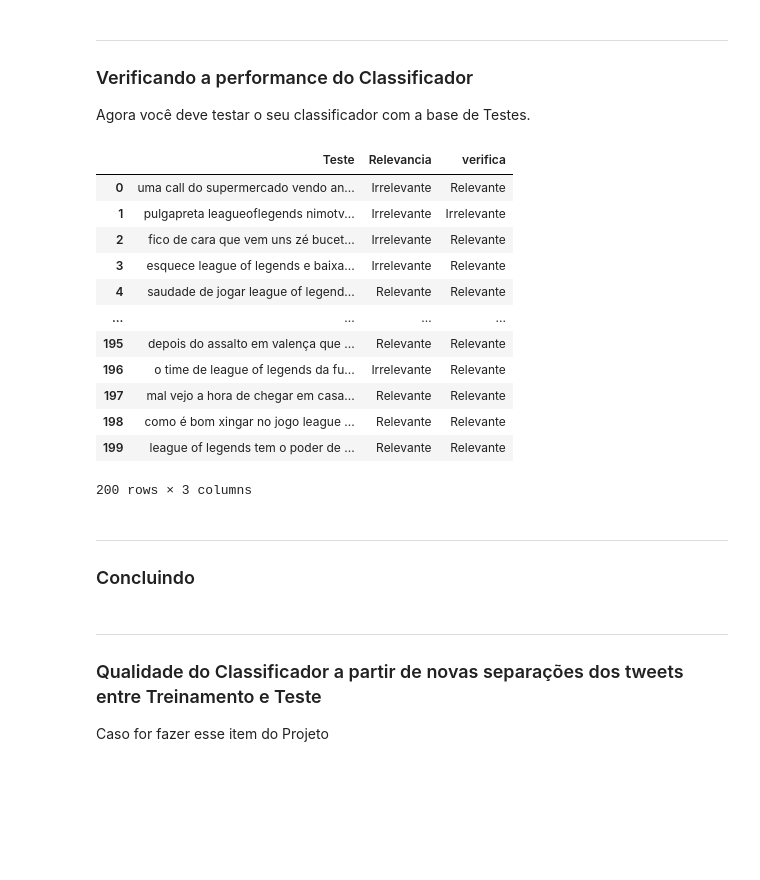
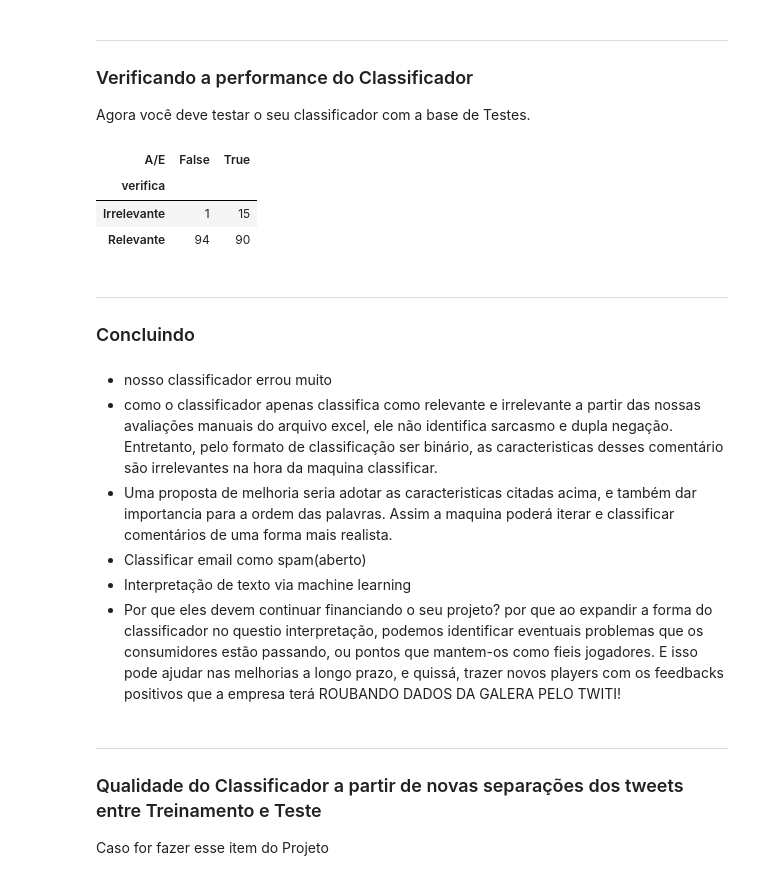
Before and after one commit to pcliquet/LC_Dados, a Jupyter notebook: 2-Classificador.ipynb, the cells around one changed output. Cells and saved outputs as stored; diff of their text form; code cells hidden in the pictures; blank space fills up the shorter version.

```diff
--- a/2-Classificador.ipynb
+++ b/2-Classificador.ipynb
@@ -25,7 +34,7 @@ c:\Users\Lucius\Documents\Insper\s2_2021.1\CDados\Projeto 1
 # %% [markdown]
 Carregando a base de dados com os tweets classificados como relevantes e não relevantes:
 # %%
-filename = 'League of Legends.xlsx'
+filename = 'League of Legends_1.xlsx'
 # %%
 train = pd.read_excel(filename)
 train.head(5)
@@ -66,12 +68,16 @@ def normalize (text):
         Função que normaliza os caracteres dos tweets.
     """
     text_lower = text.lower()
-
-    punctuation = "\@\w+\s?|[!-.:?;]"
-    pattern = re.compile(punctuation)
-    text_subbed = re.sub(pattern, '', text_lower)
-
-    return text_subbed
+    matches = [
+        R"[!-.\:\;\"\'/\\]",         # Pontuações
+        R"\b\w{,2}\b",               # Palavras curtas
+        R"[@#]\S+",                  # Marcações e Hashtags
+        R"https?:\/\/\S+|www.\S+"    # Links
+    ]
+    match_pattern = "|".join(matches)
+    pattern = re.compile(match_pattern)
+    normalized = re.sub(pattern, '', text_lower)
+    return normalized
 # %% [markdown]
 ### Dicionário de palavras
 # %%
@@ -235,24 +245,24 @@ ___
 Agora você deve testar o seu classificador com a base de Testes.
 # %%
 test['verifica'] = test['Teste'].apply(classificador_tweets_lol.classifica)
-test
+test['A/E'] = test.loc[:,'verifica'] == test['Relevancia']
+#test
+pd.crosstab(test['verifica'],test['A/E'])
 # %% [output]
-|  | Teste | Relevancia | verifica |
-| 0 | uma call do supermercado vendo an... | Irrelevante | Relevante |
-| 1 | pulgapreta leagueoflegends nimotv... | Irrelevante | Irrelevante |
-| 2 | fico de cara que vem uns zé bucet... | Irrelevante | Relevante |
-| 3 | esquece league of legends e baixa... | Irrelevante | Relevante |
-| 4 | saudade de jogar league of legend... | Relevante | Relevante |
-| ... | ... | ... | ... |
-| 195 | depois do assalto em valença que ... | Relevante | Relevante |
-| 196 | o time de league of legends da fu... | Irrelevante | Relevante |
-| 197 | mal vejo a hora de chegar em casa... | Relevante | Relevante |
-| 198 | como é bom xingar no jogo league ... | Relevante | Relevante |
-| 199 | league of legends tem o poder de ... | Relevante | Relevante |
+| A/E | False | True |
+| verifica |  |  |
+| Irrelevante | 1 | 15 |
+| Relevante | 94 | 90 |
-200 rows × 3 columns
 # %% [markdown]
 ___
 ### Concluindo
+# %% [markdown]
+* nosso classificador errou muito
+* como o classificador apenas classifica como relevante e irrelevante a partir das nossas avaliações manuais do arquivo excel, ele não identifica sarcasmo e dupla negação. Entretanto, pelo formato de classificação ser binário, as caracteristicas desses comentário são irrelevantes na hora da maquina classificar.
+* Uma proposta de melhoria seria adotar as caracteristicas citadas acima, e também dar importancia para a ordem das palavras. Assim a maquina poderá iterar e classificar comentários de uma forma mais realista.
+* Classificar email como spam(aberto)
+* Interpretação de texto via machine learning
+* Por que eles devem continuar financiando o seu projeto? por que ao expandir a forma do classificador no questio interpretação, podemos identificar eventuais problemas que os consumidores estão passando, ou pontos que mantem-os como fieis jogadores. E isso pode ajudar nas melhorias a longo prazo, e quissá, trazer novos players com os feedbacks positivos que a empresa terá ROUBANDO DADOS DA GALERA PELO TWITI!
 # %% [markdown]
 ___
 ### Qualidade do Classificador a partir de novas separações dos tweets entre Treinamento e Teste
```
Also changed, not shown: parts of 18 cells of this notebook, 2 other files.
